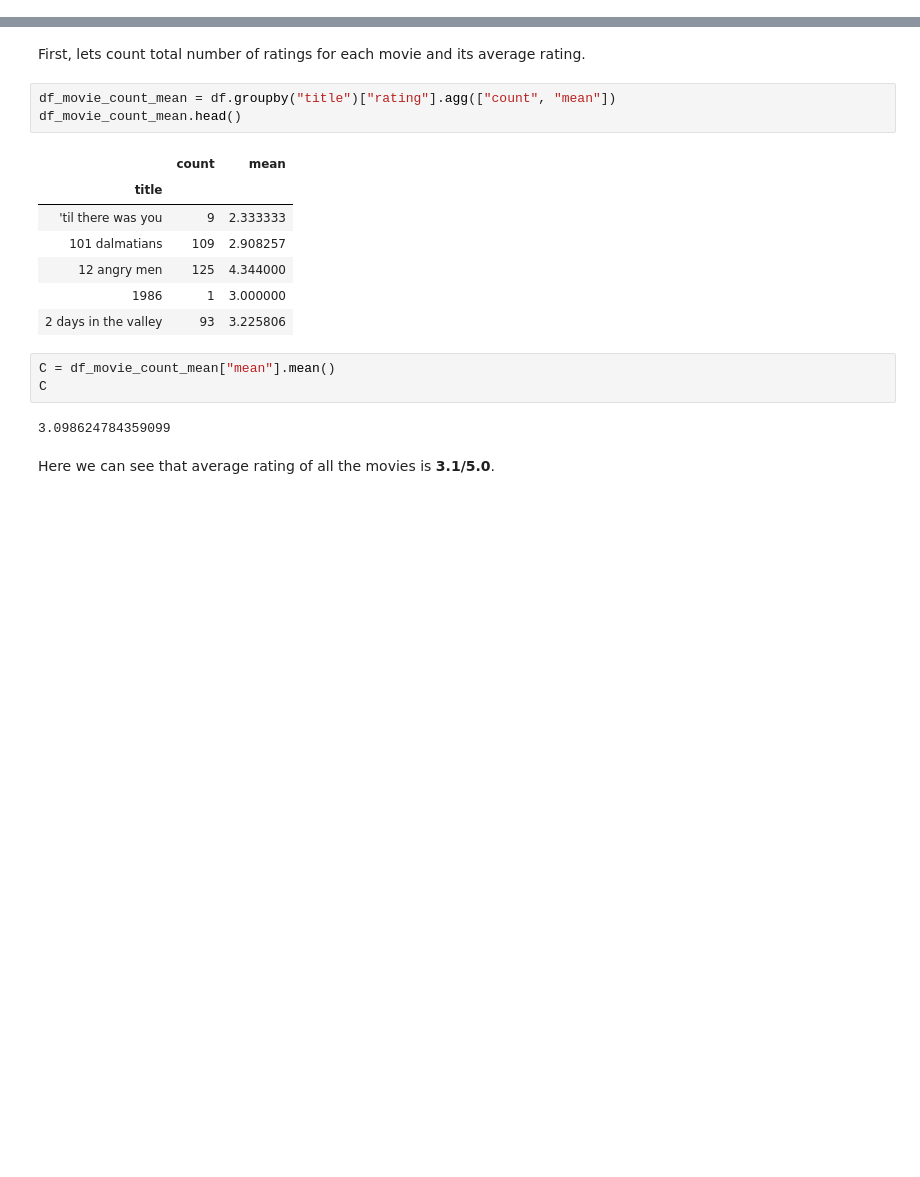
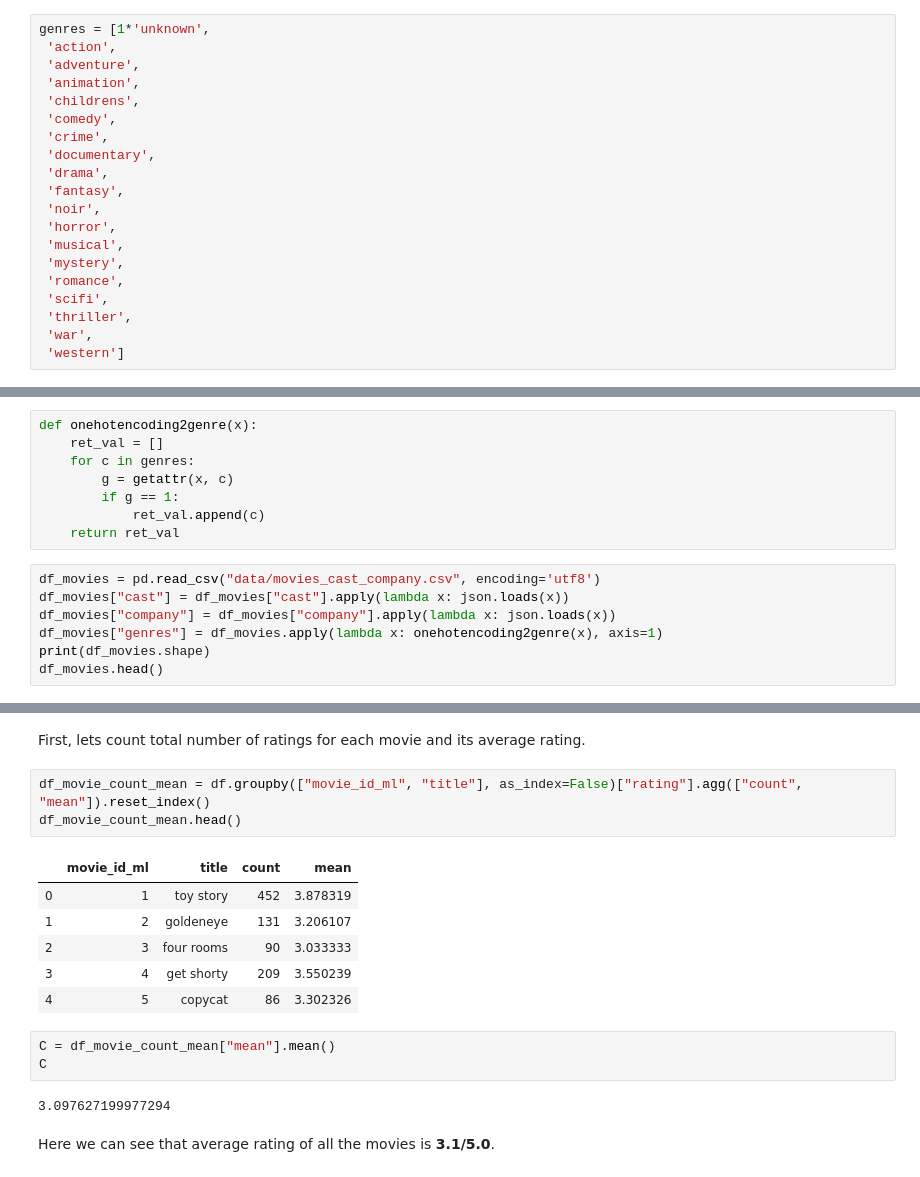
Before and after one commit to Movinder/movielens-imdb-exploration, a Jupyter notebook: movie_recommendation_jelena.ipynb, the cells around one changed output, grey strips where cells are left out. Saved outputs shown, nothing was run; the diff lists cells and outputs as text; blank space fills up the shorter version.

```diff
--- a/movie_recommendation_jelena.ipynb
+++ b/movie_recommendation_jelena.ipynb
@@ -20,0 +9,20 @@ df_movies.head()
+# %%
+genres = [1*'unknown',
+ 'action',
+ 'adventure',
+ 'animation',
+ 'childrens',
+ 'comedy',
+ 'crime',
+ 'documentary',
+ 'drama',
+ 'fantasy',
+ 'noir',
+ 'horror',
+ 'musical',
+ 'mystery',
+ 'romance',
+ 'scifi',
+ 'thriller',
+ 'war',
+ 'western']
@@ -20,0 +51,15 @@ df_movies.head()
+# %%
+def onehotencoding2genre(x):
+    ret_val = []
+    for c in genres:
+        g = getattr(x, c)
+        if g == 1:
+            ret_val.append(c)
+    return ret_val
+# %%
+df_movies = pd.read_csv("data/movies_cast_company.csv", encoding='utf8')
+df_movies["cast"] = df_movies["cast"].apply(lambda x: json.loads(x))
+df_movies["company"] = df_movies["company"].apply(lambda x: json.loads(x))
+df_movies["genres"] = df_movies.apply(lambda x: onehotencoding2genre(x), axis=1)
+print(df_movies.shape)
+df_movies.head()
@@ -82,21 +138,20 @@ where:
 # %% [markdown]
 First, lets count total number of ratings for each movie and its average rating.
 # %%
-df_movie_count_mean = df.groupby("title")["rating"].agg(["count", "mean"])
+df_movie_count_mean = df.groupby(["movie_id_ml", "title"], as_index=False)["rating"].agg(["count", "mean"]).reset_index()
 df_movie_count_mean.head()
 # %% [output]
-|  | count | mean |
-| title |  |  |
-| 'til there was you | 9 | 2.333333 |
-| 101 dalmatians | 109 | 2.908257 |
-| 12 angry men | 125 | 4.344000 |
-| 1986 | 1 | 3.000000 |
-| 2 days in the valley | 93 | 3.225806 |
+|  | movie_id_ml | title | count | mean |
+| 0 | 1 | toy story | 452 | 3.878319 |
+| 1 | 2 | goldeneye | 131 | 3.206107 |
+| 2 | 3 | four rooms | 90 | 3.033333 |
+| 3 | 4 | get shorty | 209 | 3.550239 |
+| 4 | 5 | copycat | 86 | 3.302326 |
 # %%
 C = df_movie_count_mean["mean"].mean()
 C
 # %% [output]
-3.098624784359099
+3.097627199977294
 # %% [markdown]
 Here we can see that average rating of all the movies is **3.1/5.0**.
 # %%
```
Also changed, not shown: parts of 34 cells of this notebook, 2 other files.
